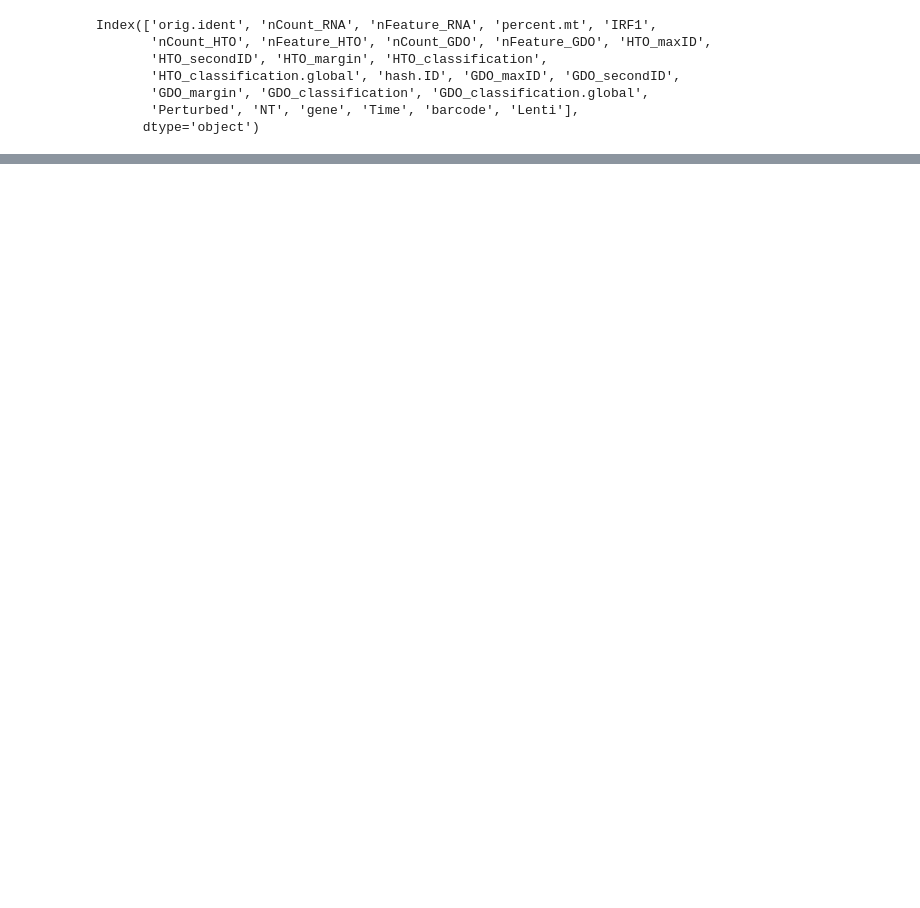
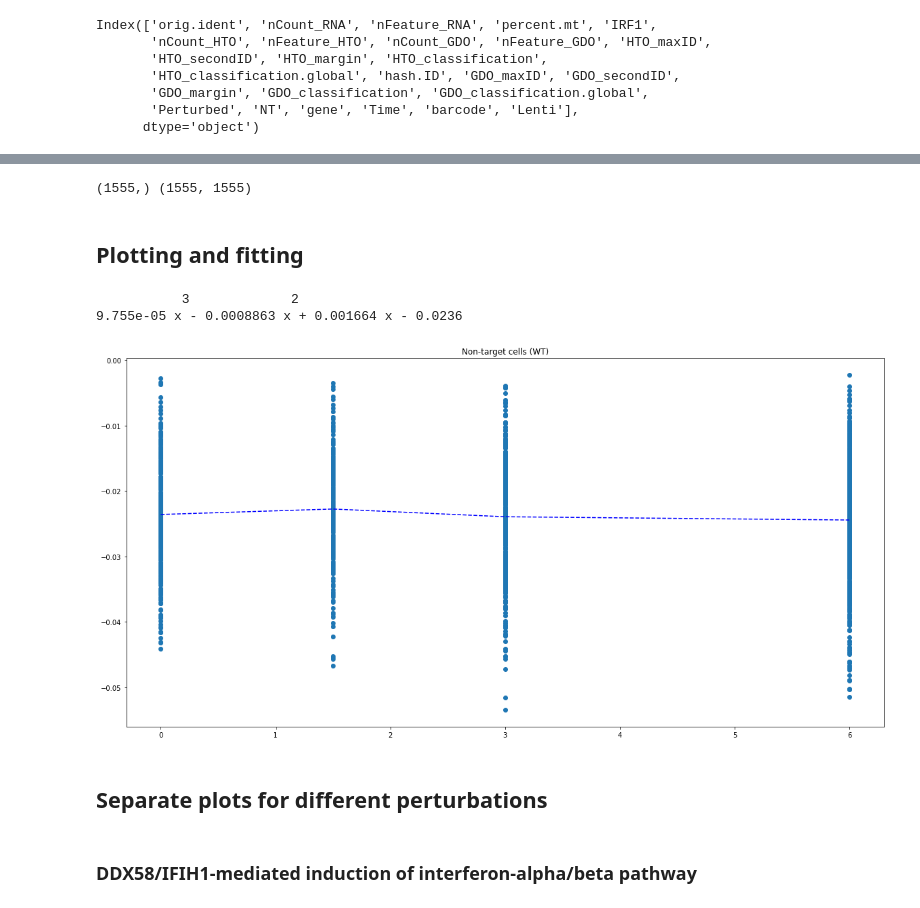
Before and after one commit to statisticalbiotechnology/lilliput, a Jupyter notebook: lilliput.ipynb, the cells around one changed output, grey strips where cells are left out. Cells and saved outputs as stored; diff of their text form; code cells hidden in the pictures; blank space fills up the shorter version.

```diff
--- a/lilliput.ipynb
+++ b/lilliput.ipynb
@@ -137,3 +147,24 @@ plt.scatter(adata_selected.obsm["X_pca"][:, 0], adata_selected.obsm["X_pca"][:,1
+# %%
+print(adata_selected.obs["Time"].shape, eigengenes.shape)
+# %% [output]
+(1555,) (1555, 1555)
+# %% [markdown]
+## Plotting and fitting
+# %%
+adata_selected.obs["Time"] = [float(i[:-2]) for i in adata_selected.obs["Time"]]
+model4 = np.poly1d(np.polyfit(adata_selected.obs["Time"], eigengenes[:, 0], 3))
+plt.scatter(adata_selected.obs["Time"], eigengenes[:, 0])
+plt.plot(np.sort(adata_selected.obs["Time"]), model4(np.sort(adata_selected.obs["Time"])), '--', color='blue')
+plt.title("Non-target cells (WT)")
+print(model4)
+# %% [output]
+           3             2
+9.755e-05 x - 0.0008863 x + 0.001664 x - 0.0236
+[figure, added]
+# %% [markdown]
+## Separate plots for different perturbations
+# %% [markdown]
+### DDX58/IFIH1-mediated induction of interferon-alpha/beta pathway
 # %%
 plt.rcParams['figure.figsize'] = [20, 10]
 fig, (ax1, ax2, ax3, ax4, ax5, ax6) = plt.subplots(ncols=6)
```
Also changed, not shown: parts of 23 cells of this notebook.
